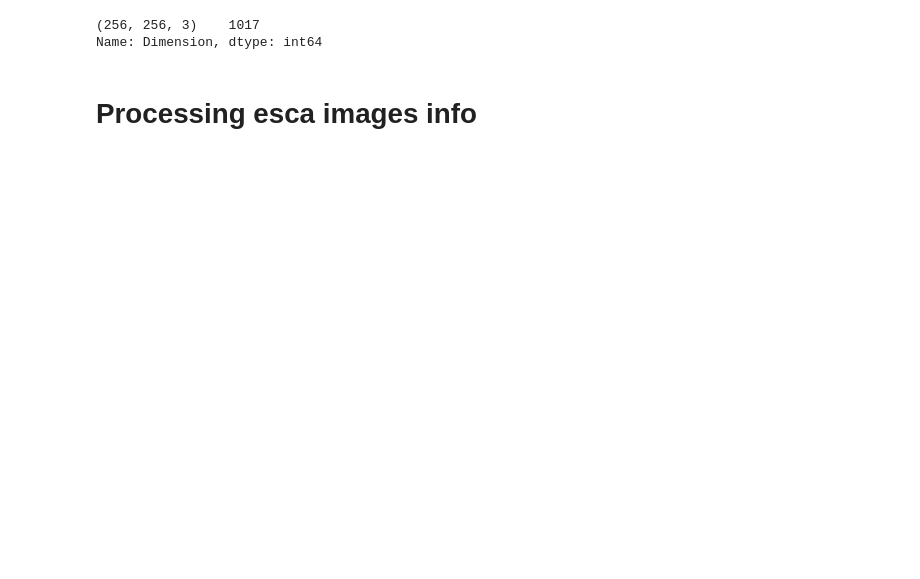
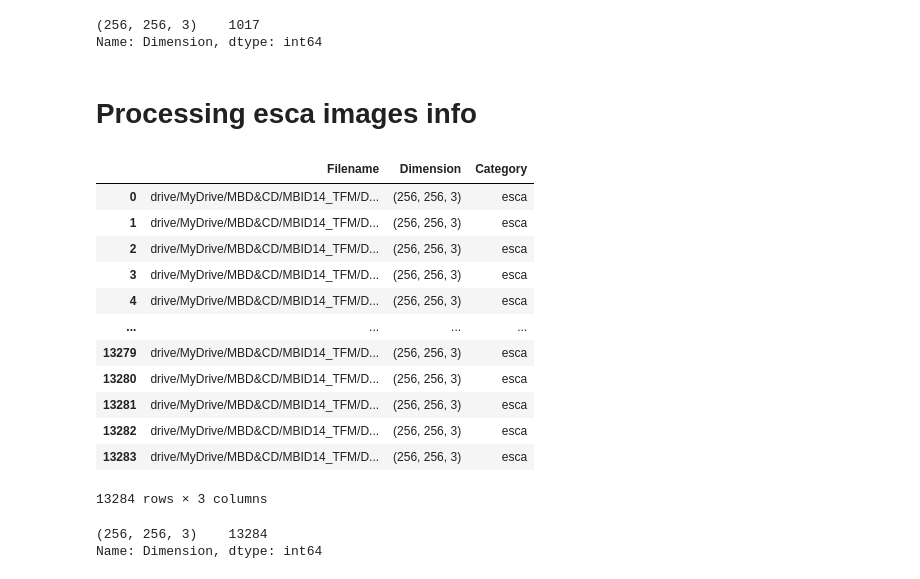
Before and after one commit to jramon-mm/14MBID-TFM, a Jupyter notebook: Crop-Disease-Detection/Crop_disease_detection.ipynb, the cells around one changed output. Saved outputs shown, nothing was run; the diff lists cells and outputs as text; code cells hidden in the pictures; blank space fills up the shorter version.

```diff
--- a/Crop-Disease-Detection/Crop_disease_detection.ipynb
+++ b/Crop-Disease-Detection/Crop_disease_detection.ipynb
@@ -37,3 +51,40 @@ df_healthy['Dimension'].value_counts()
 Name: Dimension, dtype: int64
 # %% [markdown]
 # Processing esca images info
+# %%
+# Defining variables
+esca_imgs_path = 'drive/MyDrive/MBD&CD/MBID14_TFM/DL/Grape_imgs/esca'
+esca_imgs_paths = []
+esca_category = []
+esca_imgs_dimensions = []
+
+# Reading esca images and saving their information
+for filename in os.listdir(esca_imgs_path):
+  esca_img_path = os.path.join(esca_imgs_path, filename)
+  esca_imgs_paths.append(esca_img_path)
+  esca_category.append('esca')
+  esca_img = cv2.imread(esca_img_path)
+  esca_imgs_dimensions.append(esca_img.shape)
+
+df_esca = pd.DataFrame({'Filename': esca_imgs_paths, 'Dimension': esca_imgs_dimensions, 'Category': esca_category})
+df_esca
+# %% [output]
+|  | Filename | Dimension | Category |
+| 0 | drive/MyDrive/MBD&CD/MBID14_TFM/D... | (256, 256, 3) | esca |
+| 1 | drive/MyDrive/MBD&CD/MBID14_TFM/D... | (256, 256, 3) | esca |
+| 2 | drive/MyDrive/MBD&CD/MBID14_TFM/D... | (256, 256, 3) | esca |
+| 3 | drive/MyDrive/MBD&CD/MBID14_TFM/D... | (256, 256, 3) | esca |
+| 4 | drive/MyDrive/MBD&CD/MBID14_TFM/D... | (256, 256, 3) | esca |
+| ... | ... | ... | ... |
+| 13279 | drive/MyDrive/MBD&CD/MBID14_TFM/D... | (256, 256, 3) | esca |
+| 13280 | drive/MyDrive/MBD&CD/MBID14_TFM/D... | (256, 256, 3) | esca |
+| 13281 | drive/MyDrive/MBD&CD/MBID14_TFM/D... | (256, 256, 3) | esca |
+| 13282 | drive/MyDrive/MBD&CD/MBID14_TFM/D... | (256, 256, 3) | esca |
+| 13283 | drive/MyDrive/MBD&CD/MBID14_TFM/D... | (256, 256, 3) | esca |
+13284 rows × 3 columns
+# %%
+# Checking esca images dimensions to see if all of them have the same dimensions
+df_esca['Dimension'].value_counts()
+# %% [output]
+(256, 256, 3)    13284
+Name: Dimension, dtype: int64
```
Also changed, not shown: parts of 9 cells of this notebook.
